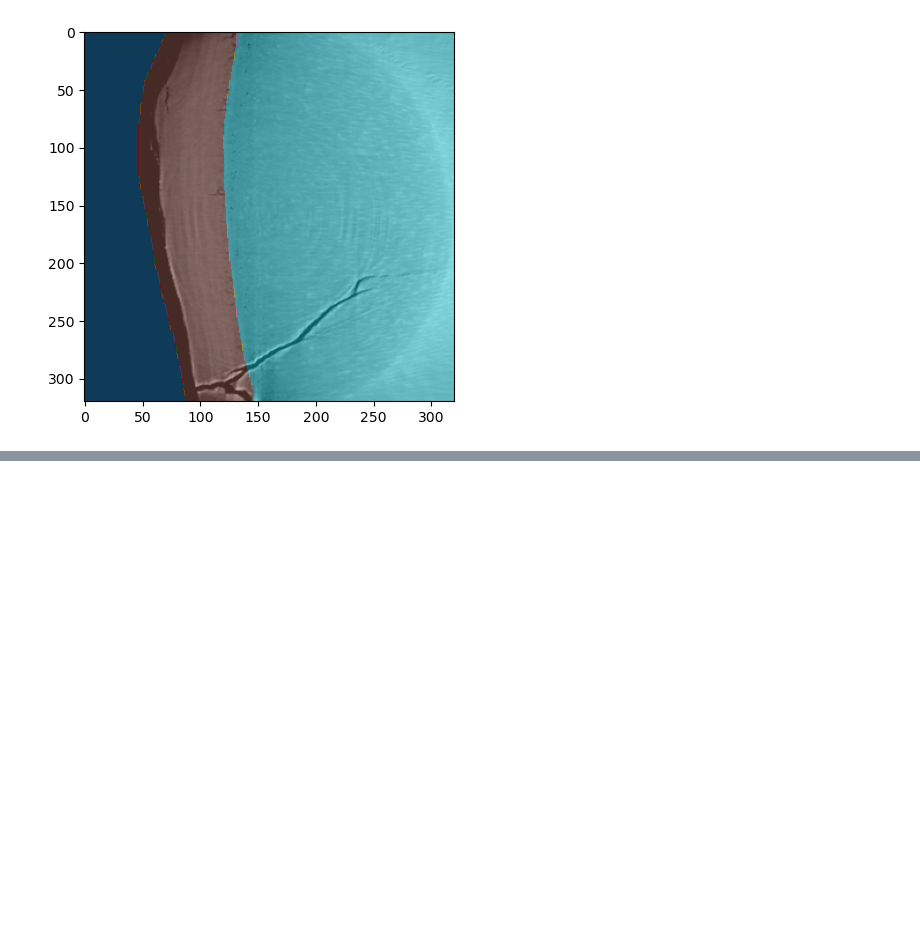
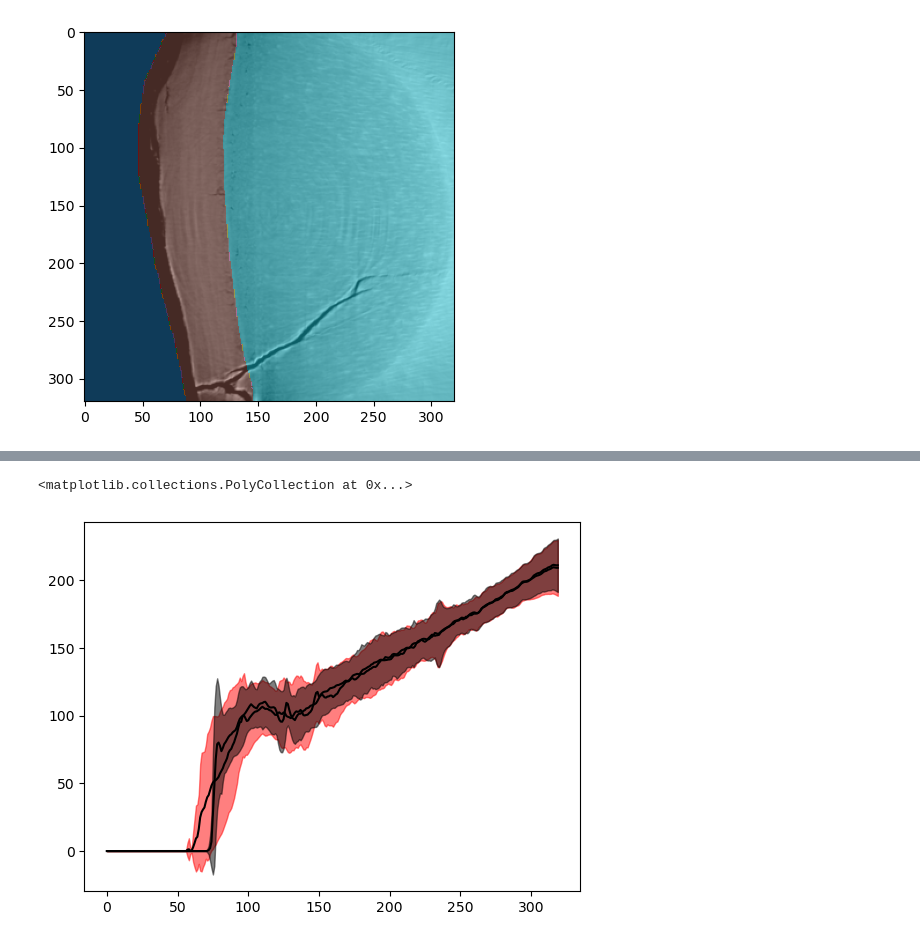
Before and after one commit to JGIBristol/cementum_imaging, a Jupyter notebook: straighten_mesh.ipynb, the cells around one changed output, grey strips where cells are left out. Saved outputs shown, nothing was run; the diff lists cells and outputs as text; code cells hidden in the pictures; blank space fills up the shorter version.

```diff
--- a/straighten_mesh.ipynb
+++ b/straighten_mesh.ipynb
@@ -179,0 +133,24 @@ fig.savefig("straightened_inner.png")
+# %%
+fig, axis = plt.subplots()
+
+axis.plot(np.mean(image, axis=0), color="k")
+axis.plot(np.mean(image_transformed, axis=0), color="k")
+
+axis.fill_between(
+    np.arange(image.shape[1]),
+    np.mean(image, axis=0) - np.std(image, axis=0),
+    np.mean(image, axis=0) + np.std(image, axis=0),
+    color="r",
+    alpha=0.5,
+)
+
+axis.fill_between(
+    np.arange(image.shape[1]),
+    np.mean(image_transformed, axis=0) - np.std(image_transformed, axis=0),
+    np.mean(image_transformed, axis=0) + np.std(image_transformed, axis=0),
+    color="k",
+    alpha=0.5,
+)
+# %% [output]
+<matplotlib.collections.PolyCollection at 0x...>
+[figure, added]
```
Also changed, not shown: parts of 8 cells of this notebook, 1 other file.
